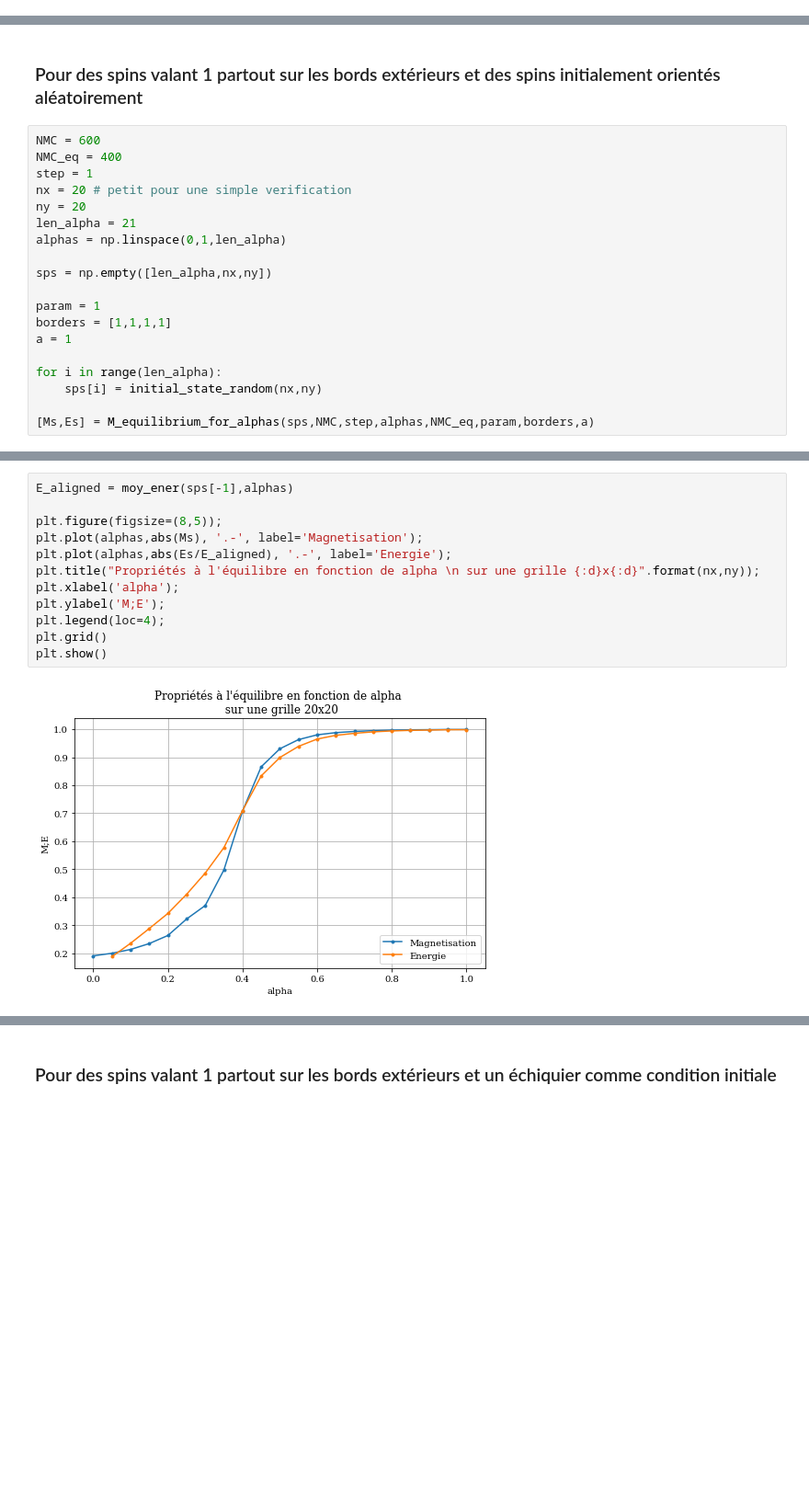
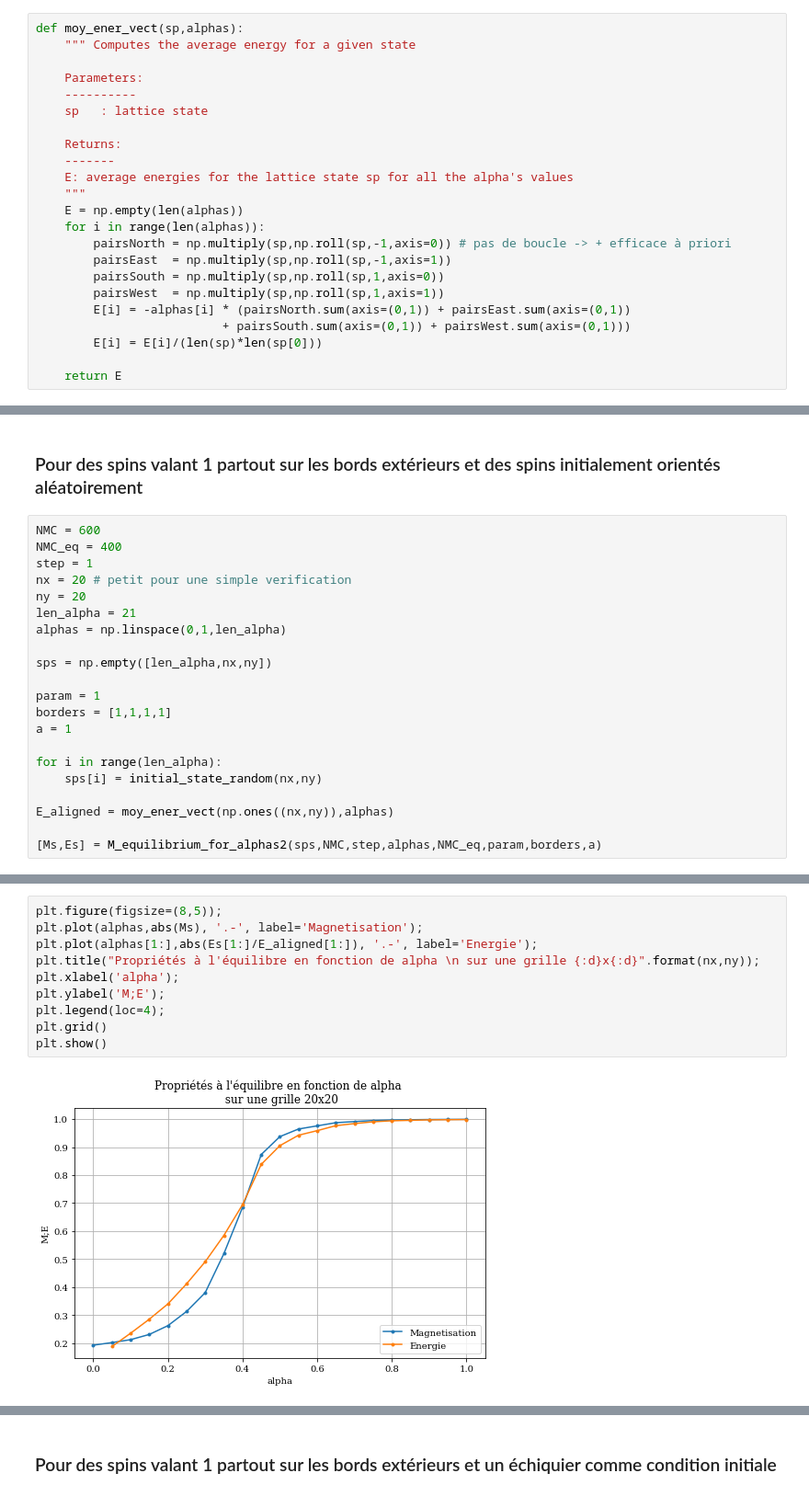
Before and after one commit to ceschoon/Travail-PHYS-F-303, a Jupyter notebook: Travail_PHYS-F-303_MJ_CS.ipynb, the cells around one changed output, grey strips where cells are left out. Shown at 92% size. Saved outputs shown, nothing was run; the diff lists cells and outputs as text; blank space fills up the shorter version.

```diff
--- a/Travail_PHYS-F-303_MJ_CS.ipynb
+++ b/Travail_PHYS-F-303_MJ_CS.ipynb
@@ -414,6 +430,29 @@ def moy_ener(sp,alpha):
     E = E/(len(sp)*len(sp[0]))
 
     return E
+# %%
+def moy_ener_vect(sp,alphas):
+    """ Computes the average energy for a given state
+
+    Parameters:
+    ----------
+    sp   : lattice state
+
+    Returns:
+    -------
+    E: average energies for the lattice state sp for all the alpha's values
+    """
+    E = np.empty(len(alphas))
+    for i in range(len(alphas)):
+        pairsNorth = np.multiply(sp,np.roll(sp,-1,axis=0)) # pas de boucle -> + efficace à priori
+        pairsEast  = np.multiply(sp,np.roll(sp,-1,axis=1))
+        pairsSouth = np.multiply(sp,np.roll(sp,1,axis=0))
+        pairsWest  = np.multiply(sp,np.roll(sp,1,axis=1))
+        E[i] = -alphas[i] * (pairsNorth.sum(axis=(0,1)) + pairsEast.sum(axis=(0,1))
+                          + pairsSouth.sum(axis=(0,1)) + pairsWest.sum(axis=(0,1)))
+        E[i] = E[i]/(len(sp)*len(sp[0]))
+
+    return E
 # %%
 def M_with_time_for_alpha(sp,nx,ny,NMC,step,alpha):
     """ Computes the evolution of the magnetisation and energy with time for a given coupling constant for the Ising model using
@@ -947,5 +955,7 @@ a = 1
 for i in range(len_alpha):
     sps[i] = initial_state_random(nx,ny)
 
-[Ms,Es] = M_equilibrium_for_alphas(sps,NMC,step,alphas,NMC_eq,param,borders,a)
+E_aligned = moy_ener_vect(np.ones((nx,ny)),alphas)
+
+[Ms,Es] = M_equilibrium_for_alphas2(sps,NMC,step,alphas,NMC_eq,param,borders,a)
 # %% [output]
@@ -969,14 +983,12 @@ loop 369 of 400 for alpha = 1.00 (pre-equilibrium)
 # %%
-E_aligned = moy_ener(sps[-1],alphas)
-
 plt.figure(figsize=(8,5));
 plt.plot(alphas,abs(Ms), '.-', label='Magnetisation');
-plt.plot(alphas,abs(Es/E_aligned), '.-', label='Energie');
+plt.plot(alphas[1:],abs(Es[1:]/E_aligned[1:]), '.-', label='Energie');
 plt.title("Propriétés à l'équilibre en fonction de alpha \n sur une grille {:d}x{:d}".format(nx,ny));
 plt.xlabel('alpha');
 plt.ylabel('M;E');
 plt.legend(loc=4);
 plt.grid()
 plt.show()
 # %% [output]
-[figure, old version]
+[figure, new version]
```
Also changed, not shown: parts of 45 cells of this notebook, 3 other files.
